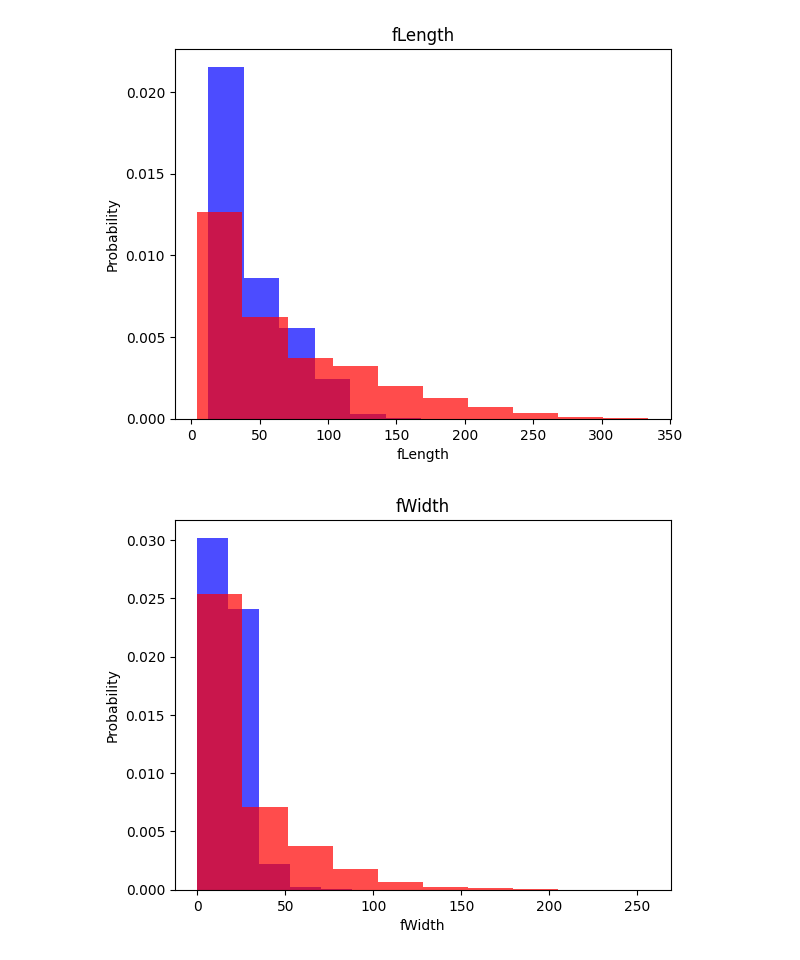
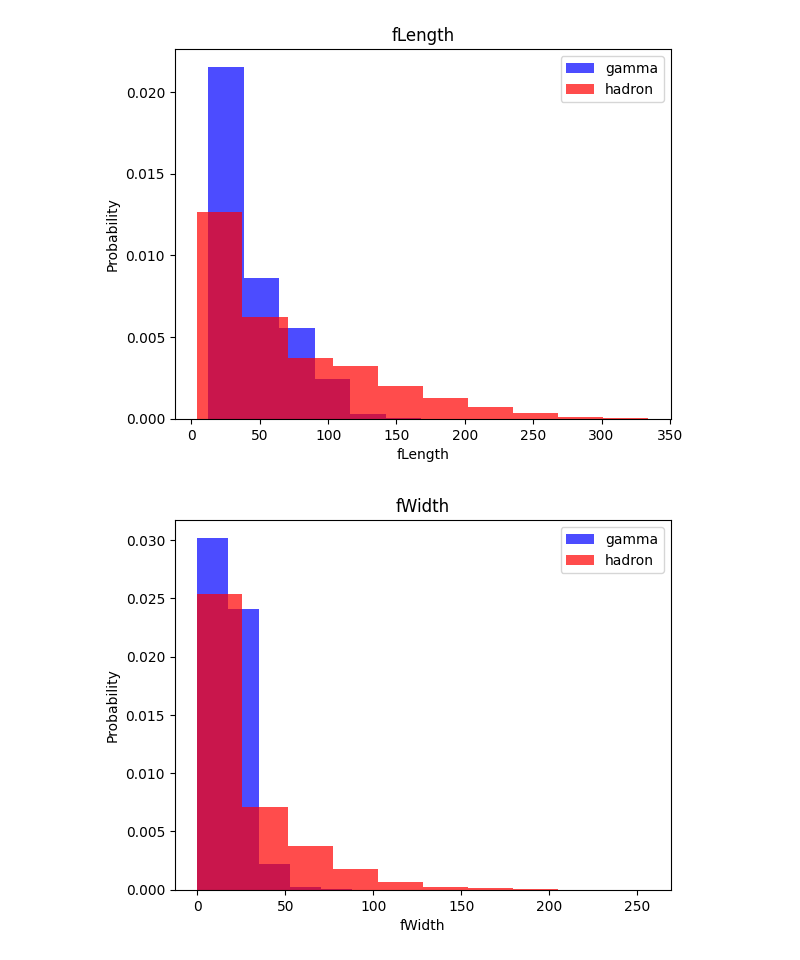
Before and after one commit to Teoman21/ml_practice, a Jupyter notebook: main.ipynb, the cells around one changed output. Drawn from its saved outputs; the diff is of its cells as text; code cells hidden in the pictures.

```diff
--- a/main.ipynb
+++ b/main.ipynb
@@ -26,14 +28,14 @@ df.head()
 | 4 | 75.1362 | 30.9205 | 3.1611 | 0.3168 | 0.1832 | -5.5277 | 28.5525 | 21.8393 | 4.6480 | 356.4620 | 1 |
 # %%
 for label in cols[:-1]:
-    plt.hist(df[df["class"]==1][label],color="blue",label="gamma",alpha = 0.7, density=True)#GET ME everything where the class is 1
-    plt.hist(df[df["class"]==0][label],color="red",label="gamma",alpha = 0.7, density=True)#GET ME everything where the class is 1
+    plt.hist(df[df["class"]==1][label],color="blue",label='gamma',alpha = 0.7, density=True)#GET ME everything where the class is 1
+    plt.hist(df[df["class"]==0][label],color="red",label='hadron',alpha = 0.7, density=True)#GET ME everything where the class is 0
 #density normalizes
     plt.title(label)
     plt.ylabel("Probability")
     plt.xlabel(label)
-    plt.legend
+    plt.legend()
     plt.show()
 # %% [output]
-[figure, old version]
+[figure, new version]
-[figure, old version]
+[figure, new version]
```
Also changed, not shown: parts of 5 cells of this notebook.
